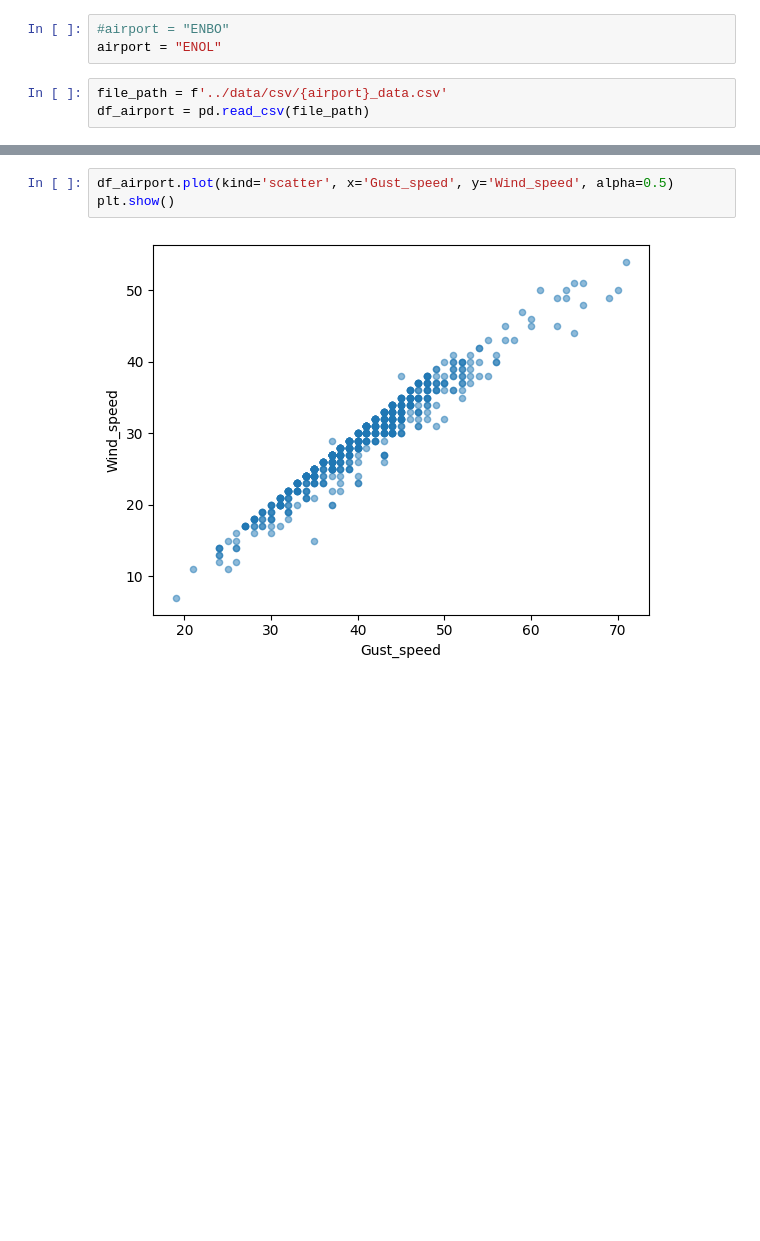
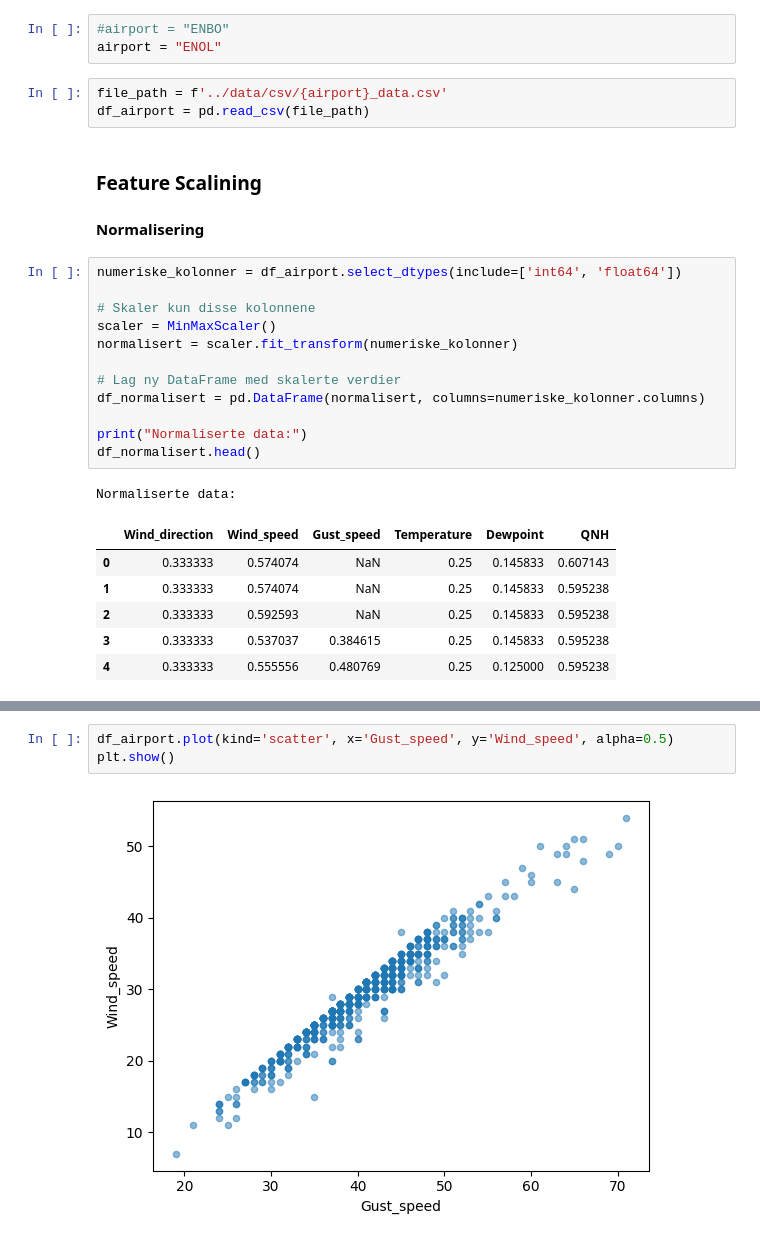
Before and after one commit to oaherrem/Prosjektgruppe55, a Jupyter notebook: notebooks/06_prediktiv_analyse.ipynb, the cells around one changed output, grey strips where cells are left out. Cells and saved outputs as stored; diff of their text form; blank space fills up the shorter version.

```diff
--- a/notebooks/06_prediktiv_analyse.ipynb
+++ b/notebooks/06_prediktiv_analyse.ipynb
@@ -15,3 +17,26 @@ airport = "ENOL"
 # %%
 file_path = f'../data/csv/{airport}_data.csv'
 df_airport = pd.read_csv(file_path)
+# %% [markdown]
+### Feature Scalining
+#### Normalisering
+# %%
+numeriske_kolonner = df_airport.select_dtypes(include=['int64', 'float64'])
+
+# Skaler kun disse kolonnene
+scaler = MinMaxScaler()
+normalisert = scaler.fit_transform(numeriske_kolonner)
+
+# Lag ny DataFrame med skalerte verdier
+df_normalisert = pd.DataFrame(normalisert, columns=numeriske_kolonner.columns)
+
+print("Normaliserte data:")
+df_normalisert.head()
+# %% [output]
+Normaliserte data:
+|  | Wind_direction | Wind_speed | Gust_speed | Temperature | Dewpoint | QNH |
+| 0 | 0.333333 | 0.574074 | NaN | 0.25 | 0.145833 | 0.607143 |
+| 1 | 0.333333 | 0.574074 | NaN | 0.25 | 0.145833 | 0.595238 |
+| 2 | 0.333333 | 0.592593 | NaN | 0.25 | 0.145833 | 0.595238 |
+| 3 | 0.333333 | 0.537037 | 0.384615 | 0.25 | 0.145833 | 0.595238 |
+| 4 | 0.333333 | 0.555556 | 0.480769 | 0.25 | 0.125000 | 0.595238 |
```
Also changed, not shown: parts of 17 cells of this notebook.
